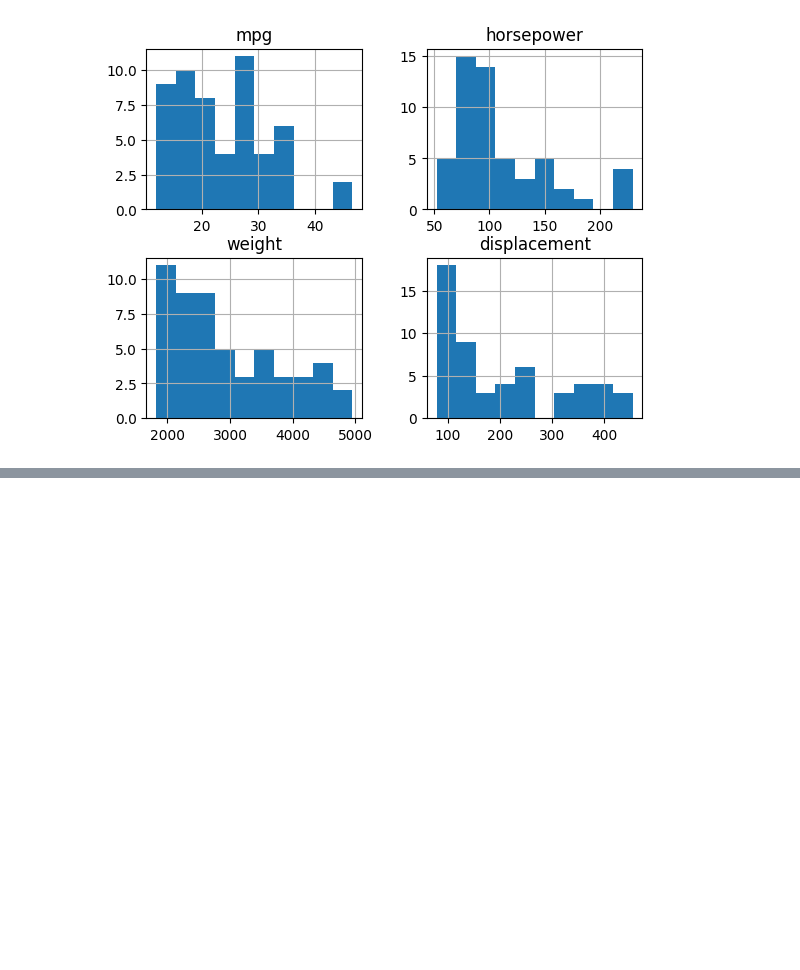
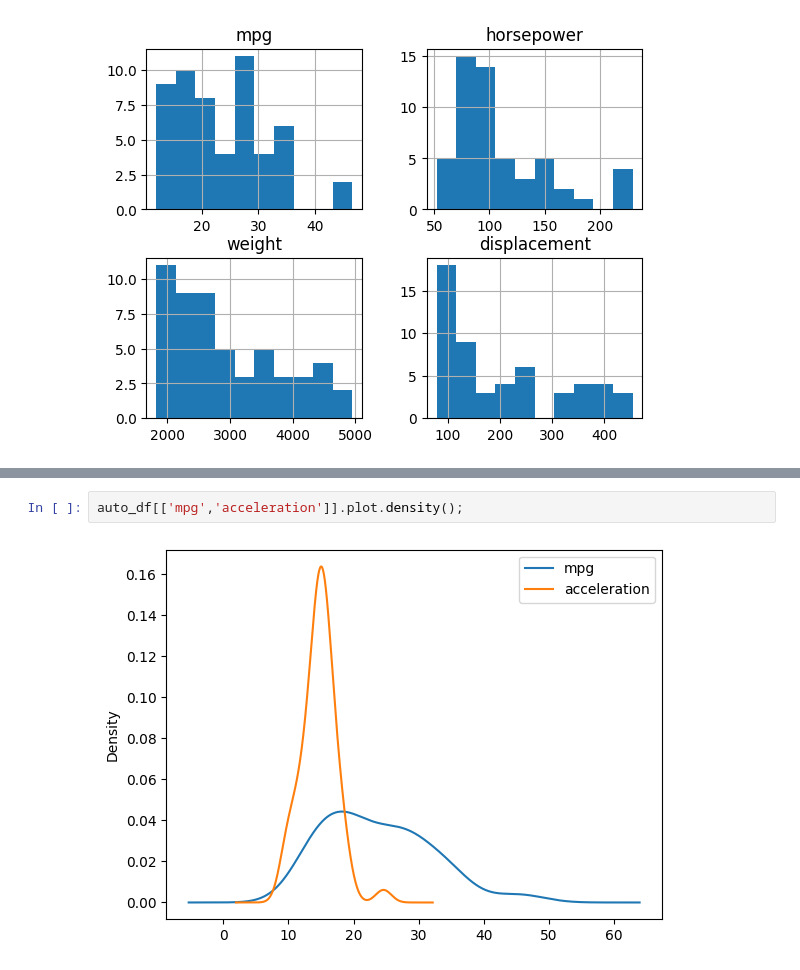
Before and after one commit to Takosaga/spring_24, a Jupyter notebook: data_mining/lab1/lab1.ipynb, the cells around one changed output, grey strips where cells are left out. Drawn from its saved outputs; the diff is of its cells as text; blank space fills up the shorter version.

```diff
--- a/data_mining/lab1/lab1.ipynb
+++ b/data_mining/lab1/lab1.ipynb
@@ -101,0 +137,4 @@ auto_df[['mpg','horsepower','weight','displacement']].hist();
+# %%
+auto_df[['mpg','acceleration']].plot.density();
+# %% [output]
+[figure, added]
```
Also changed, not shown: parts of 29 cells of this notebook.
